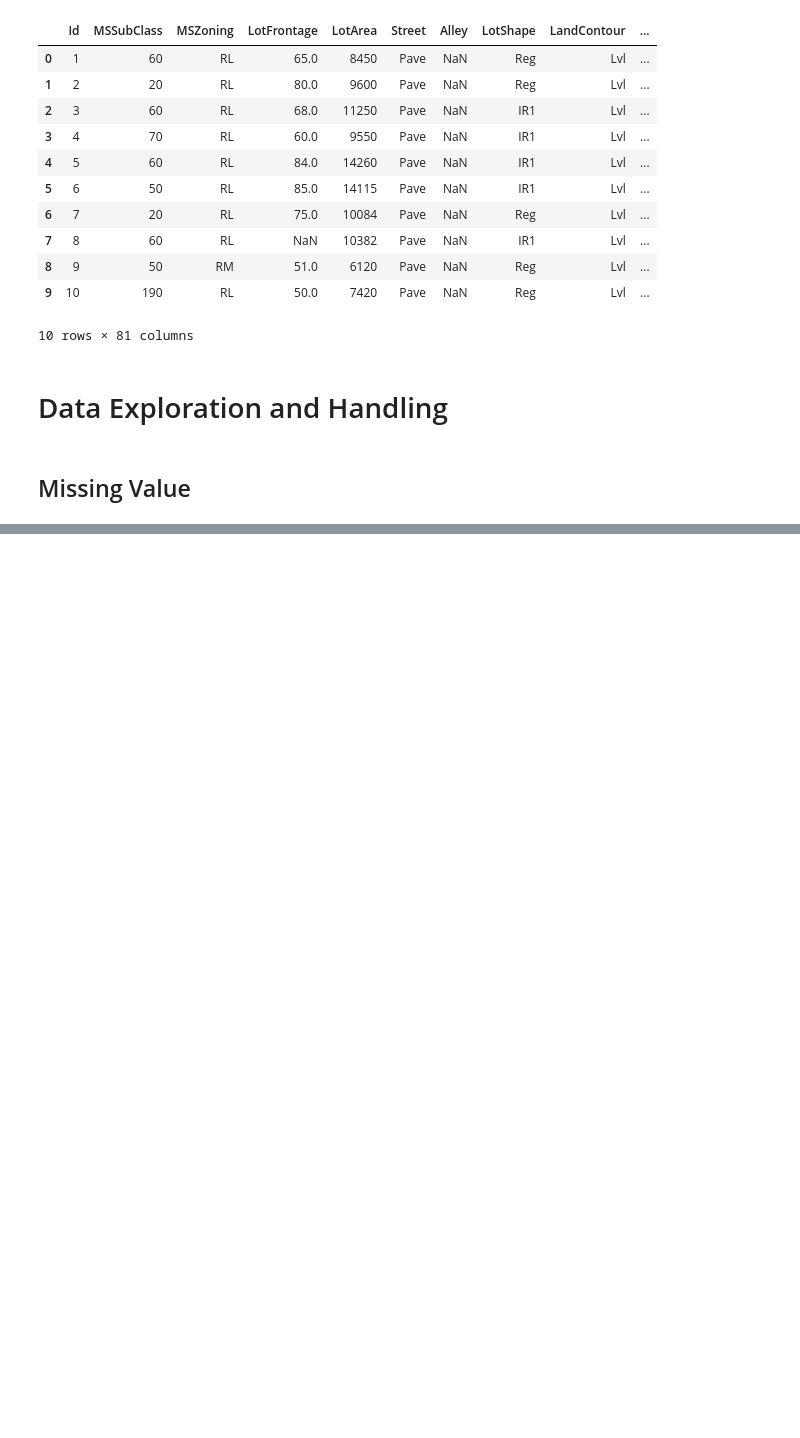
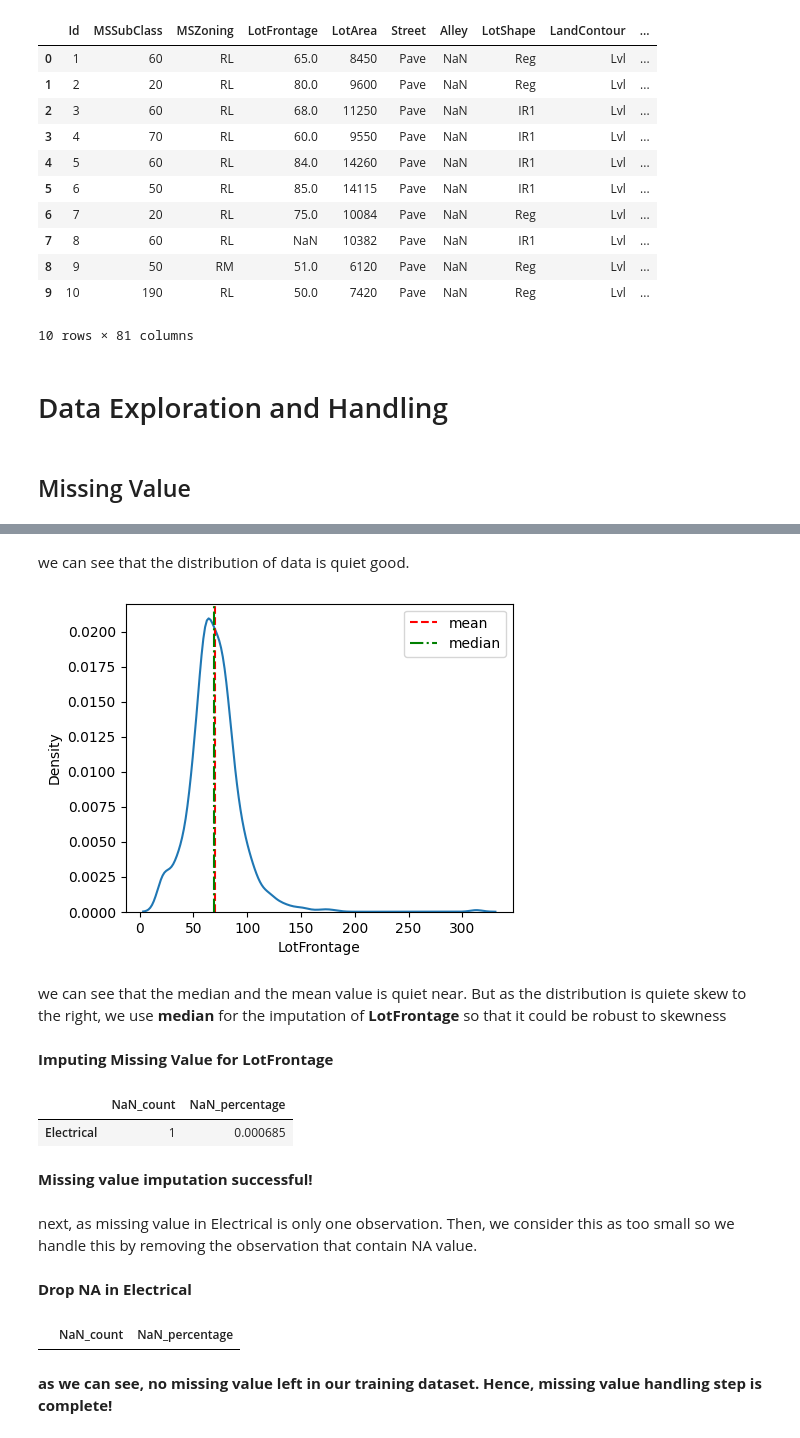
Before and after one commit to romstormy27/contdev_houseprice, a Jupyter notebook: notebooks/wrangling.ipynb, the cells around one changed output, grey strips where cells are left out. Drawn from its saved outputs; the diff is of its cells as text; code cells hidden in the pictures; blank space fills up the shorter version.

```diff
--- a/notebooks/wrangling.ipynb
+++ b/notebooks/wrangling.ipynb
@@ -68,0 +161,3 @@ Berdasarkan sumber data asli (baca: [house_price_source](https://www.kaggle.com/
+# %%
+# copy the initial dataset to backup if any incident happens
+train_handled = train.copy()
@@ -68,0 +166,4 @@ Berdasarkan sumber data asli (baca: [house_price_source](https://www.kaggle.com/
+# %%
+# fill all legit na values in numeric columns with 0
+
+train_handled[num_legit_na] = train_handled[num_legit_na].fillna(0)
@@ -68,0 +183,4 @@ Berdasarkan sumber data asli (baca: [house_price_source](https://www.kaggle.com/
+# %%
+# fill legit na values in cat columns with value "not_exist"
+
+train_handled[cat_legit_na] = train_handled[cat_legit_na].fillna("not_exist")
@@ -68,0 +212,4 @@ Berdasarkan sumber data asli (baca: [house_price_source](https://www.kaggle.com/
+# %%
+# merge the handled missing value dataframe with original one
+train_merged = pd.merge(train, train_handled, how="right").copy()
+train_merged
@@ -68,0 +269,26 @@ Berdasarkan sumber data asli (baca: [house_price_source](https://www.kaggle.com/
+# %% [markdown]
+we can see that the distribution of data is quiet good.
+# %%
+# set pyplote figure, and define the pre-defined size
+plt.figure(figsize=(5,4))
+
+# plot seaborn kdeplot for LotFrontage
+sns.kdeplot(data=train_merged, x="LotFrontage")
+
+# draw vertical line to describe the mean value
+plt.axvline(x=train_merged.LotFrontage.mean(), color="r", linestyle="--", label="mean")
+
+# draw vertical line to describe the median value
+plt.axvline(x=train_merged.LotFrontage.median(), color="g", linestyle="-.", label="median")
+
+# show the legend
+plt.legend()
+
+# show the whole graph
+plt.show()
+# %% [output]
+[figure, added]
+# %% [markdown]
+we can see that the median and the mean value is quiet near. But as the distribution is quiete skew to the right, we use **median** for the imputation of **LotFrontage** so that it could be robust to skewness
+# %% [markdown]
+**Imputing Missing Value for LotFrontage**
@@ -68,0 +298,18 @@ Berdasarkan sumber data asli (baca: [house_price_source](https://www.kaggle.com/
+# %%
+# sum all missing value in dataset and keep only columns with missing value > 0
+missing = train_merged.isnull().sum()[train_merged.isnull().sum() > 0]
+
+# construct a dataframe consists of NaN count and NaN percentage from the dataset
+missing_train = pd.DataFrame({'NaN_count': missing, 'NaN_percentage': missing / len(train)}).sort_values(by = 'NaN_percentage', ascending = False)
+
+# print the missing value information
+missing_train
+# %% [output]
+|  | NaN_count | NaN_percentage |
+| Electrical | 1 | 0.000685 |
+# %% [markdown]
+**Missing value imputation successful!**
+# %% [markdown]
+next, as missing value in Electrical is only one observation. Then, we consider this as too small so we handle this by removing the observation that contain NA value.
+# %% [markdown]
+**Drop NA in Electrical**
@@ -68,0 +318,13 @@ Berdasarkan sumber data asli (baca: [house_price_source](https://www.kaggle.com/
+# %%
+# sum all missing value in dataset and keep only columns with missing value > 0
+missing = train_merged.isnull().sum()[train_merged.isnull().sum() > 0]
+
+# construct a dataframe consists of NaN count and NaN percentage from the dataset
+missing_train = pd.DataFrame({'NaN_count': missing, 'NaN_percentage': missing / len(train)}).sort_values(by = 'NaN_percentage', ascending = False)
+
+# print the missin
+missing_train
+# %% [output]
+|  | NaN_count | NaN_percentage |
+# %% [markdown]
+**as we can see, no missing value left in our training dataset. Hence, missing value handling step is complete!**
```
Also changed, not shown: parts of 29 cells of this notebook, 6 other files.
